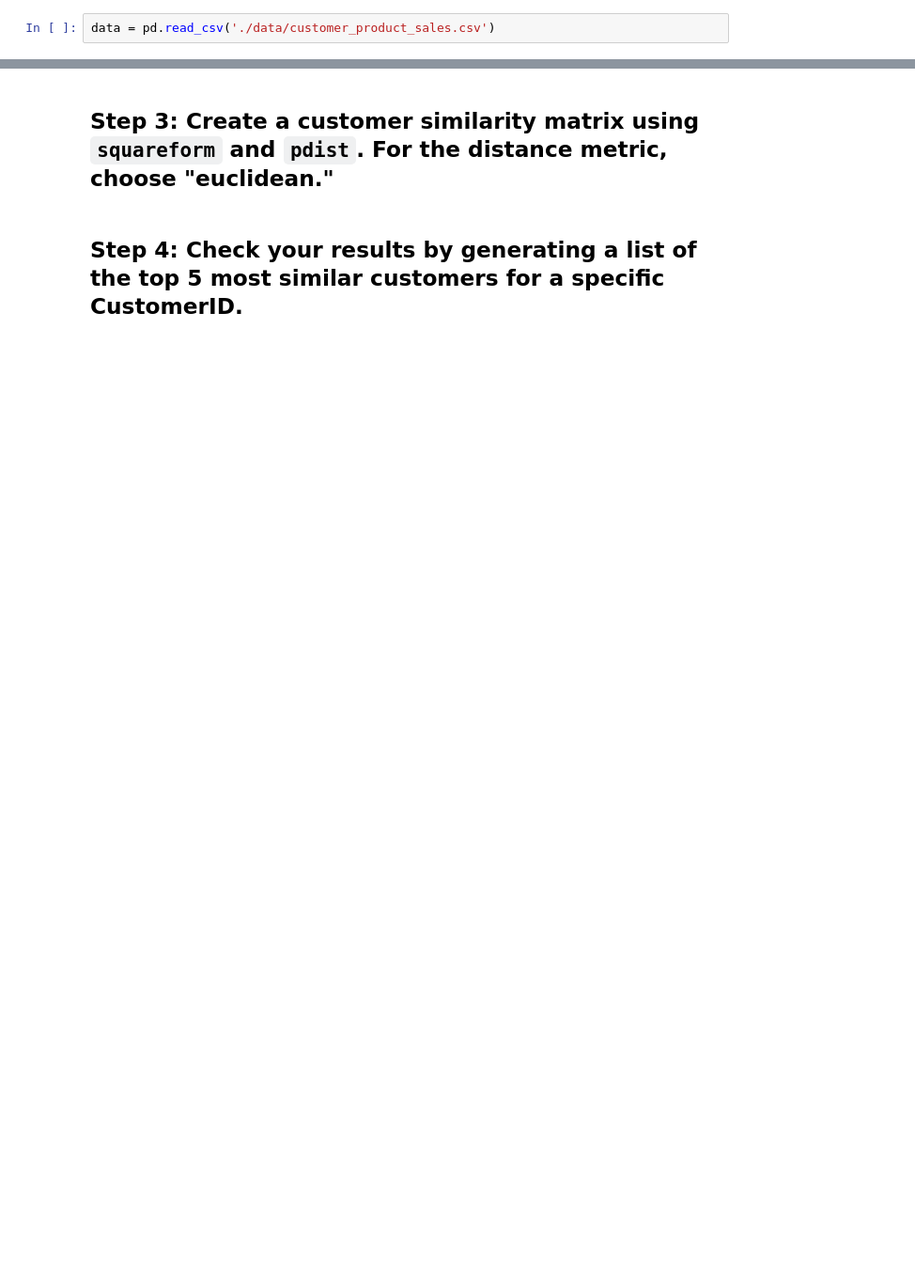
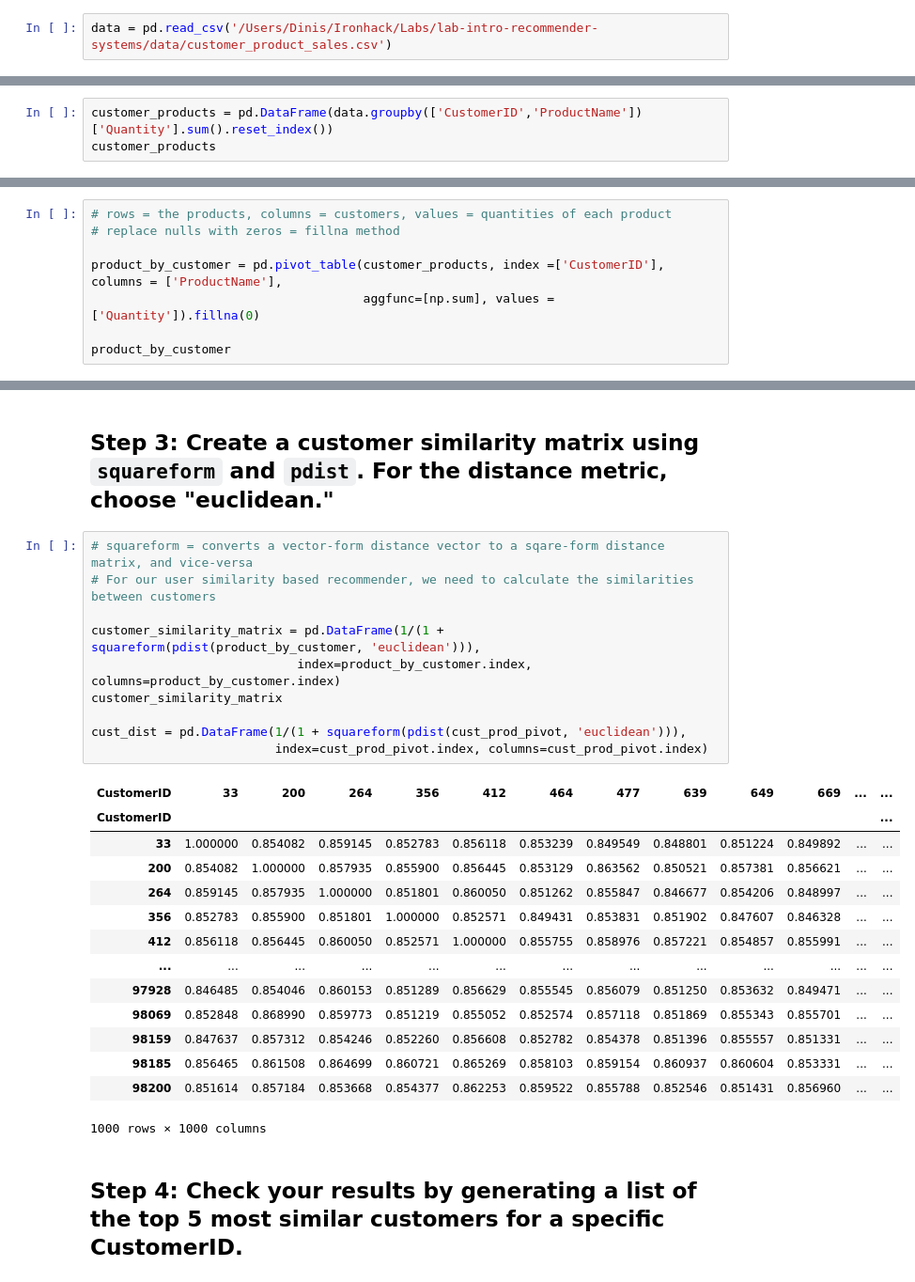
Before and after one commit to ta-datapt-bcn/lab-intro-recommender-systems, a Jupyter notebook: your-code/main.ipynb, the cells around one changed output, grey strips where cells are left out. Shown at 94% size. Drawn from its saved outputs; the diff is of its cells as text; blank space fills up the shorter version.

Commit message:
[Dic19][Dinis]lab-intro-recommender-systems

```diff
--- a/your-code/main.ipynb
+++ b/your-code/main.ipynb
@@ -9,5 +10,5 @@ import pandas as pd
 from scipy.spatial.distance import pdist, squareform
 # %%
-data = pd.read_csv('./data/customer_product_sales.csv')
+data = pd.read_csv('/Users/Dinis/Ironhack/Labs/lab-intro-recommender-systems/data/customer_product_sales.csv')
 # %%
 data.head()
@@ -15,3 +23,6 @@ data.head()
 ## Step 1: Create a data frame that contains the total quantity of each product purchased by each customer.
 
 You will need to group by CustomerID and ProductName and then sum the Quantity field.
+# %%
+customer_products = pd.DataFrame(data.groupby(['CustomerID','ProductName'])['Quantity'].sum().reset_index())
+customer_products
@@ -19,3 +44,11 @@ You will need to group by CustomerID and ProductName and then sum the Quantity f
 ## Step 2: Use the `pivot_table` method to create a product by customer matrix.
 
 The rows of the matrix should represent the products, the columns should represent the customers, and the values should be the quantities of each product purchased by each customer. You will also need to replace nulls with zeros, which you can do using the `fillna` method.
+# %%
+# rows = the products, columns = customers, values = quantities of each product
+# replace nulls with zeros = fillna method
+
+product_by_customer = pd.pivot_table(customer_products, index =['CustomerID'], columns = ['ProductName'],
+                                     aggfunc=[np.sum], values = ['Quantity']).fillna(0)
+
+product_by_customer
@@ -22,4 +72,29 @@ The rows of the matrix should represent the products, the columns should represe
 # %% [markdown]
 ## Step 3: Create a customer similarity matrix using `squareform` and `pdist`. For the distance metric, choose "euclidean."
+# %%
+# squareform = converts a vector-form distance vector to a sqare-form distance matrix, and vice-versa
+# For our user similarity based recommender, we need to calculate the similarities between customers
+
+customer_similarity_matrix = pd.DataFrame(1/(1 + squareform(pdist(product_by_customer, 'euclidean'))),
+                            index=product_by_customer.index, columns=product_by_customer.index)
+customer_similarity_matrix
+
+cust_dist = pd.DataFrame(1/(1 + squareform(pdist(cust_prod_pivot, 'euclidean'))),
+                         index=cust_prod_pivot.index, columns=cust_prod_pivot.index)
+# %% [output]
+| CustomerID | 33 | 200 | 264 | 356 | 412 | 464 | 477 | 639 | 649 | 669 | ... | ... |
+| CustomerID |  |  |  |  |  |  |  |  |  |  |  | ... |
+| 33 | 1.000000 | 0.854082 | 0.859145 | 0.852783 | 0.856118 | 0.853239 | 0.849549 | 0.848801 | 0.851224 | 0.849892 | ... | ... |
+| 200 | 0.854082 | 1.000000 | 0.857935 | 0.855900 | 0.856445 | 0.853129 | 0.863562 | 0.850521 | 0.857381 | 0.856621 | ... | ... |
+| 264 | 0.859145 | 0.857935 | 1.000000 | 0.851801 | 0.860050 | 0.851262 | 0.855847 | 0.846677 | 0.854206 | 0.848997 | ... | ... |
+| 356 | 0.852783 | 0.855900 | 0.851801 | 1.000000 | 0.852571 | 0.849431 | 0.853831 | 0.851902 | 0.847607 | 0.846328 | ... | ... |
+| 412 | 0.856118 | 0.856445 | 0.860050 | 0.852571 | 1.000000 | 0.855755 | 0.858976 | 0.857221 | 0.854857 | 0.855991 | ... | ... |
+| ... | ... | ... | ... | ... | ... | ... | ... | ... | ... | ... | ... | ... |
+| 97928 | 0.846485 | 0.854046 | 0.860153 | 0.851289 | 0.856629 | 0.855545 | 0.856079 | 0.851250 | 0.853632 | 0.849471 | ... | ... |
+| 98069 | 0.852848 | 0.868990 | 0.859773 | 0.851219 | 0.855052 | 0.852574 | 0.857118 | 0.851869 | 0.855343 | 0.855701 | ... | ... |
+| 98159 | 0.847637 | 0.857312 | 0.854246 | 0.852260 | 0.856608 | 0.852782 | 0.854378 | 0.851396 | 0.855557 | 0.851331 | ... | ... |
+| 98185 | 0.856465 | 0.861508 | 0.864699 | 0.860721 | 0.865269 | 0.858103 | 0.859154 | 0.860937 | 0.860604 | 0.853331 | ... | ... |
+| 98200 | 0.851614 | 0.857184 | 0.853668 | 0.854377 | 0.862253 | 0.859522 | 0.855788 | 0.852546 | 0.851431 | 0.856960 | ... | ... |
+1000 rows × 1000 columns
 # %% [markdown]
 ## Step 4: Check your results by generating a list of the top 5 most similar customers for a specific CustomerID.
```
Also changed, not shown: parts of 9 cells of this notebook.
